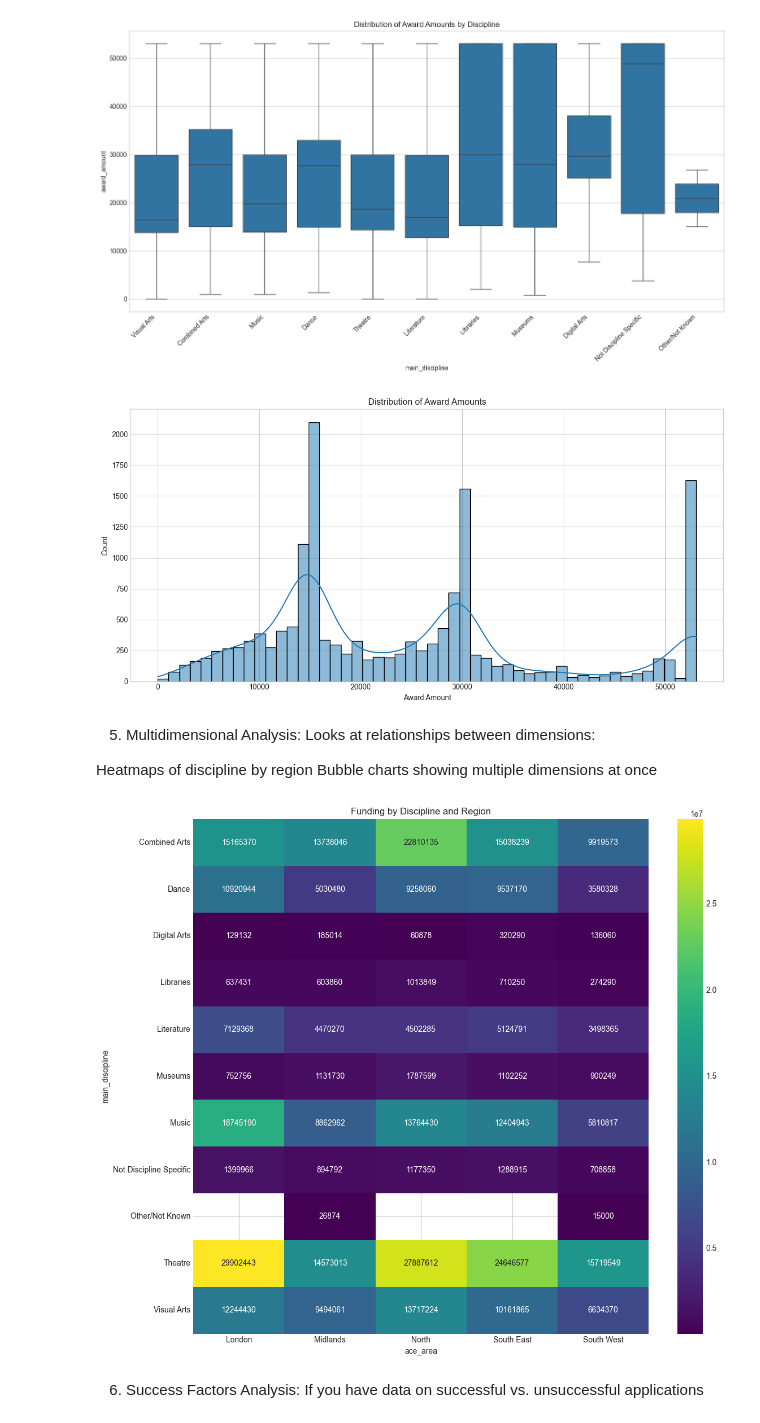
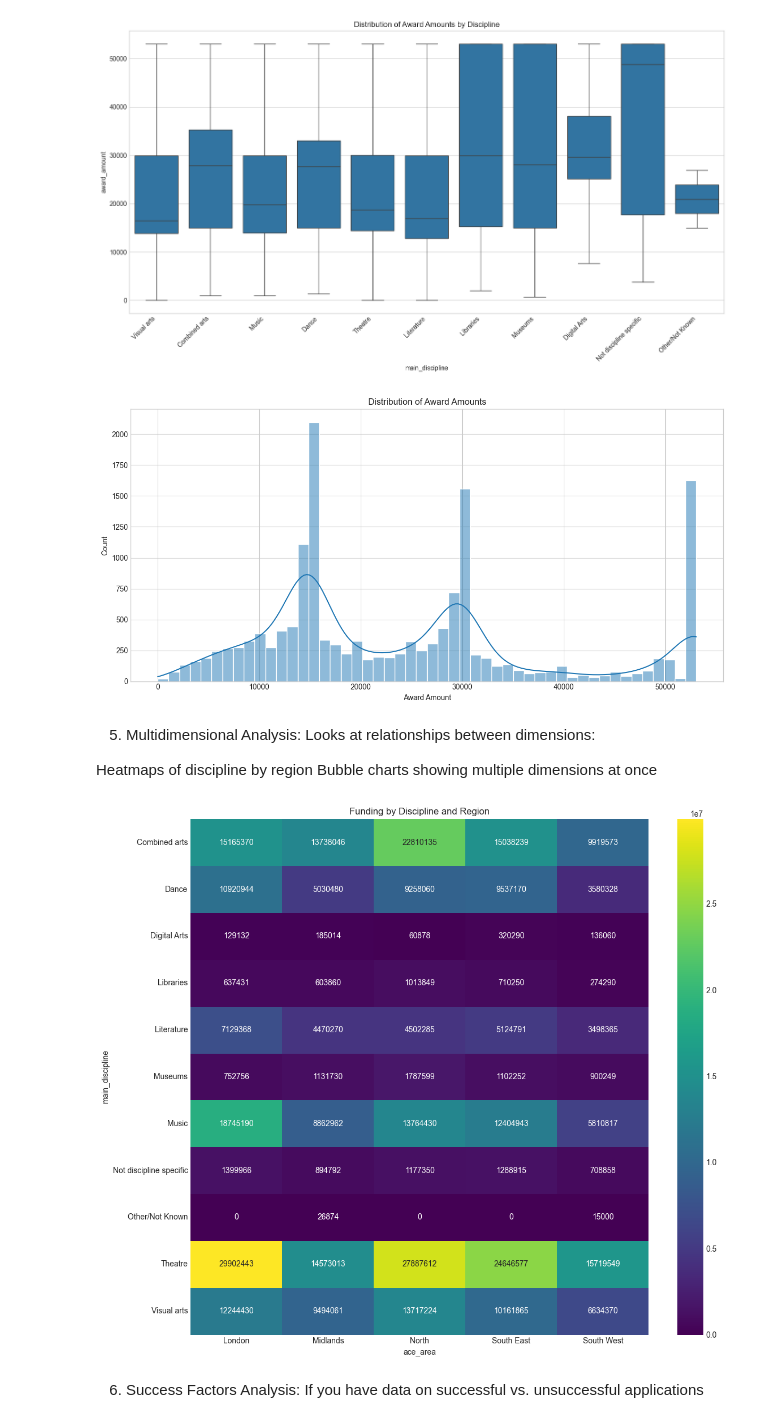
Before and after one commit to dreamsmartins/Arts-England, a Jupyter notebook: Jupyternotebooks/ArtsEnglandAnalysis.ipynb, the cells around one changed output. Drawn from its saved outputs; the diff is of its cells as text; code cells hidden in the pictures.

```diff
--- a/Jupyternotebooks/ArtsEnglandAnalysis.ipynb
+++ b/Jupyternotebooks/ArtsEnglandAnalysis.ipynb
@@ -223,7 +223,7 @@ print("Data types:")
 display(df.dtypes)
 
 # Remove £ and convert to numeric
-df['award_amount'] = df['award_amount'].str.replace('£', '').str.replace(',', '').astype(float)
+df['Award amount'] = df['Award amount'].str.replace('£', '').str.replace(',', '').astype(float)
 
 # Identify numeric columns incorrectly stored as objects
 potential_numeric = []
@@ -425,7 +426,7 @@ def handle_missing_values(df):
         missing_pct = df[col].isnull().mean()
 
         # If more than 80% missing, consider dropping the column
-        if missing_pct > 0.9:
+        if missing_pct > 0.8:
             print(f"Dropping column {col} with {missing_pct*100:.1f}% missing values")
             cleaned_df = cleaned_df.drop(columns=[col])
 
@@ -876,7 +882,7 @@ from scipy import stats
 from sklearn.cluster import KMeans
 # %%
 # Set visualization styles
-plt.style.use('seaborn-whitegrid')
+#plt.style.use('seaborn-whitegrid')
 sns.set_style("whitegrid")
 pd.set_option('display.max_columns', None)
 # %%
@@ -1153,7 +1187,7 @@ plt.xlabel('Award Amount')
 plt.tight_layout()
 plt.show()
 # %% [output]
-[figure, old version]
+[figure, new version]
 # %% [markdown]
 5. Multidimensional Analysis: Looks at relationships between dimensions:
 
@@ -1162,17 +1196,29 @@ Bubble charts showing multiple dimensions at once
 # %%
 # 5. Multidimensional Analysis
 
 # 5.1 Discipline by region heatmap
-discipline_region = pd.crosstab(df_vis.copy()['main_discipline'], df['ace_area'],
-                               values=df_vis.copy()['award_amount'], aggfunc='sum')
+# Ensure column names are consistent
+if 'ace_area' not in df_vis.columns or 'main_discipline' not in df_vis.columns or 'award_amount' not in df_vis.columns:
+    print("Error: Required columns ('ace_area', 'main_discipline', 'award_amount') not found in the DataFrame. Please check the column names.")
+else:
+    # Create a pivot table to aggregate award amounts by discipline and region
+    discipline_region = pd.pivot_table(
+        df_vis,
+        values='award_amount',
+        index='main_discipline',
+        columns='ace_area',
+        aggfunc='sum',
+        fill_value=0
+    )
 
-plt.figure(figsize=(12, 10))
-sns.heatmap(discipline_region, annot=True, fmt='.0f', cmap='viridis')
-plt.title('Funding by Discipline and Region')
-plt.tight_layout()
-plt.show()
+    # Plot the heatmap
+    plt.figure(figsize=(12, 10))
+    sns.heatmap(discipline_region, annot=True, fmt='.0f', cmap='viridis')
+    plt.title('Funding by Discipline and Region')
+    plt.tight_layout()
+    plt.show()
 # %% [output]
-[figure, old version]
+[figure, new version]
 # %%
 # 7.2 Bubble chart: discipline, region and funding
 # Prepare data for bubble chart
```
Also changed, not shown: parts of 17 cells of this notebook, 1 other file.
